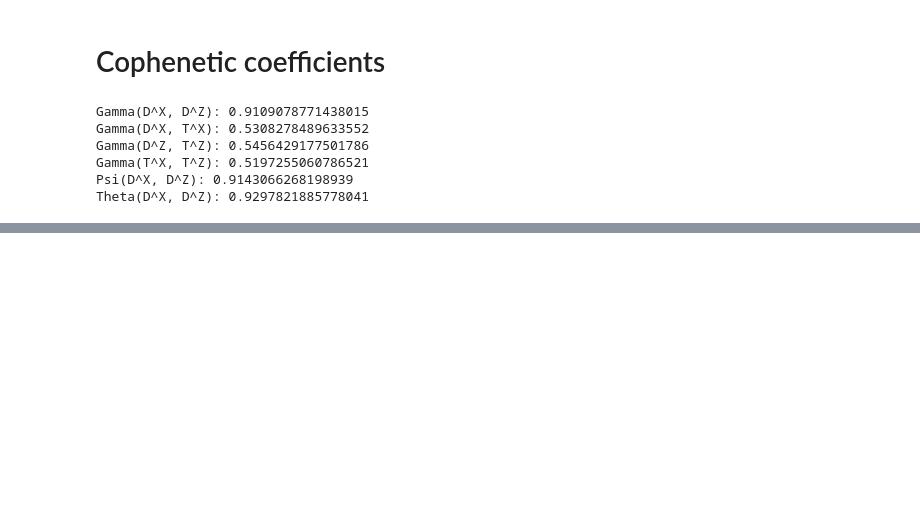
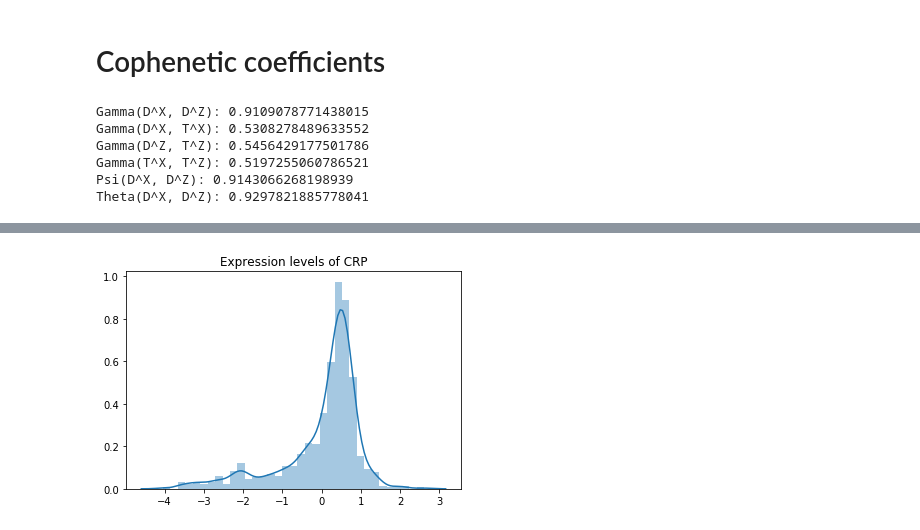
Before and after one commit to rvinas/adversarial-gene-expression, a Jupyter notebook: src/eda.ipynb, the cells around one changed output, grey strips where cells are left out. Cells and saved outputs as stored; diff of their text form; code cells hidden in the pictures; blank space fills up the shorter version.

```diff
--- a/src/eda.ipynb
+++ b/src/eda.ipynb
@@ -122,0 +129,8 @@ NameError: name 'r_tg_tg_corr' is not defined
+# %%
+mean = np.mean(expr, axis=0)
+std = np.std(expr, axis=0)
+expr_norm = (expr_train - mean)/std
+ax = sns.distplot(expr_norm[:, crp_idx])
+plt.title('Expression levels of CRP');
+# %% [output]
+[figure, added]
```
Also changed, not shown: parts of 9 cells of this notebook, 3 other files.
